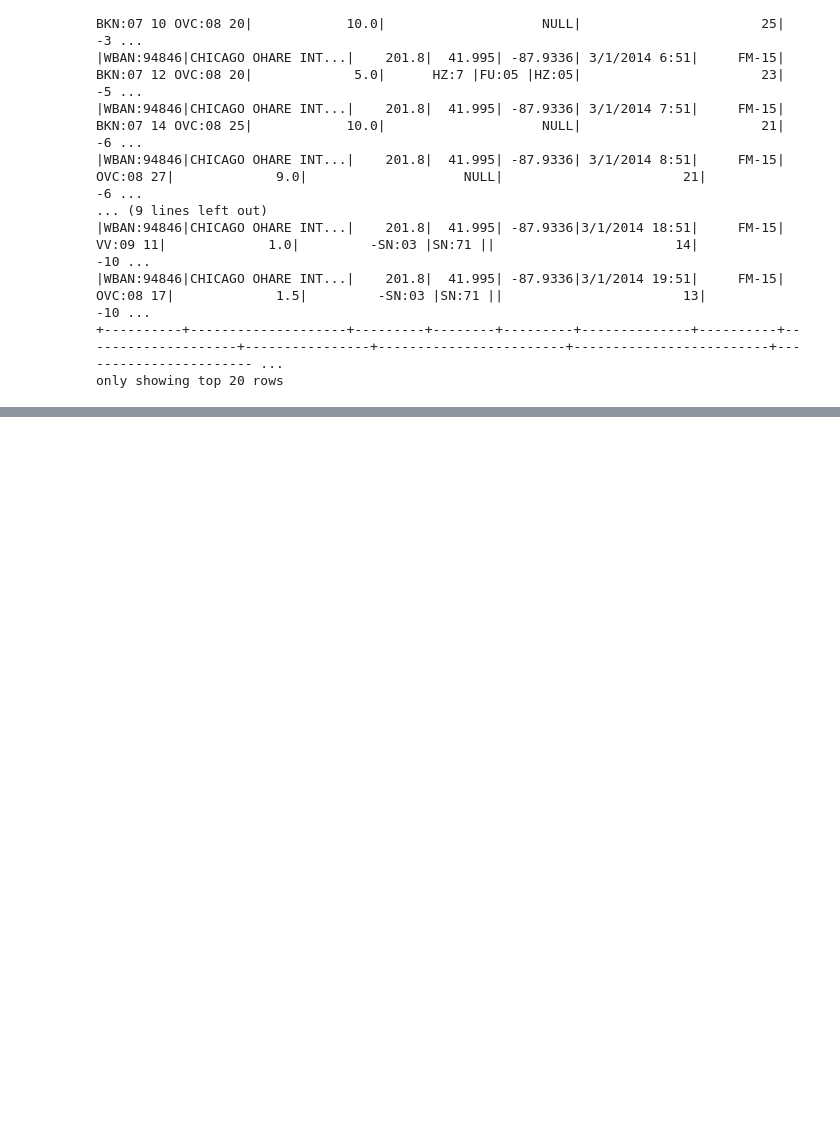
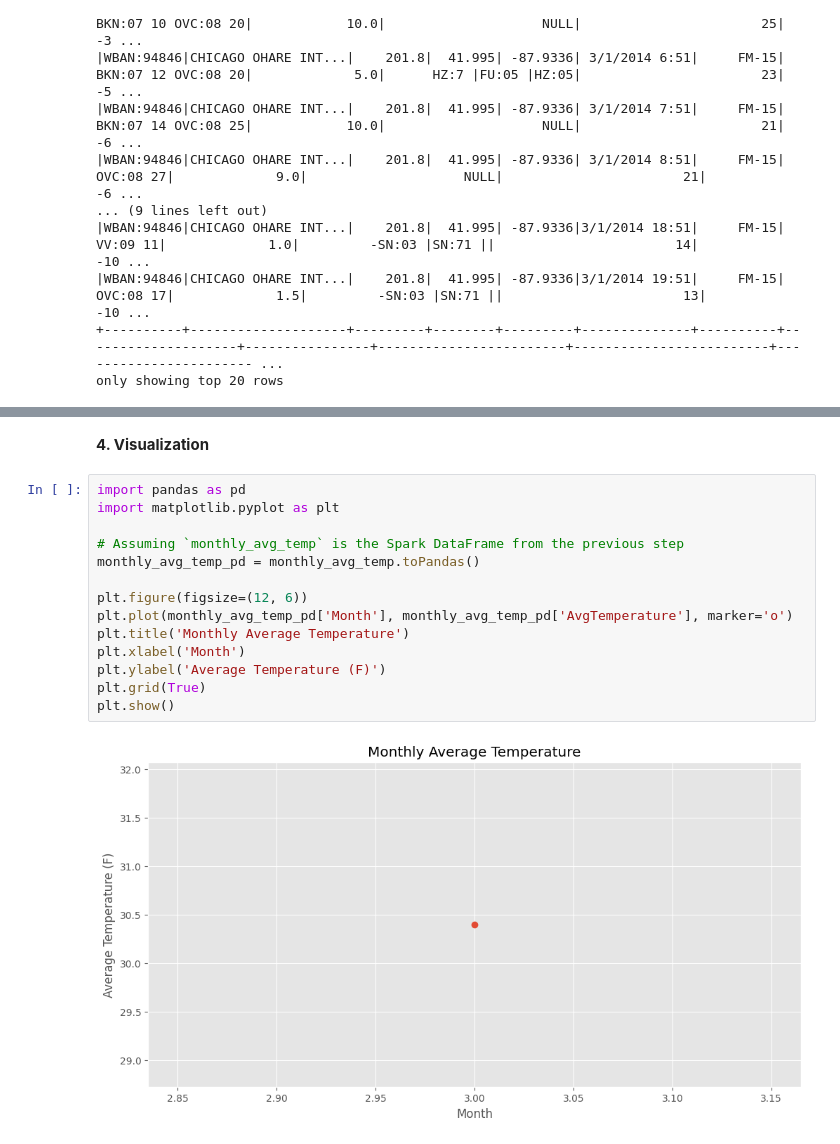
Before and after one commit to poojab2813/603-project, a Jupyter notebook: 603_project.ipynb, the cells around one changed output, grey strips where cells are left out. Saved outputs shown, nothing was run; the diff lists cells and outputs as text; blank space fills up the shorter version.

```diff
--- a/603_project.ipynb
+++ b/603_project.ipynb
@@ -119,0 +245,18 @@ only showing top 20 rows
+# %% [markdown]
+**4. Visualization**
+# %%
+import pandas as pd
+import matplotlib.pyplot as plt
+
+# Assuming `monthly_avg_temp` is the Spark DataFrame from the previous step
+monthly_avg_temp_pd = monthly_avg_temp.toPandas()
+
+plt.figure(figsize=(12, 6))
+plt.plot(monthly_avg_temp_pd['Month'], monthly_avg_temp_pd['AvgTemperature'], marker='o')
+plt.title('Monthly Average Temperature')
+plt.xlabel('Month')
+plt.ylabel('Average Temperature (F)')
+plt.grid(True)
+plt.show()
+# %% [output]
+[figure, added]
```
Also changed, not shown: parts of 44 cells of this notebook.
